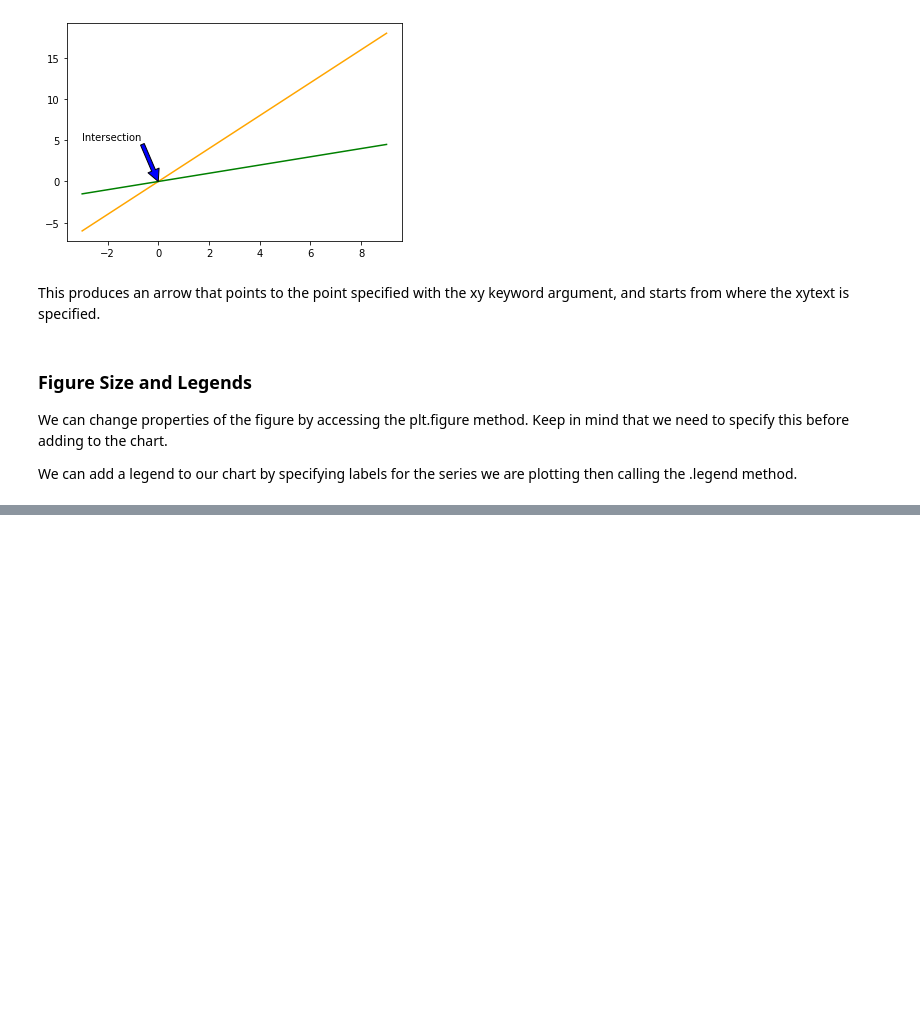
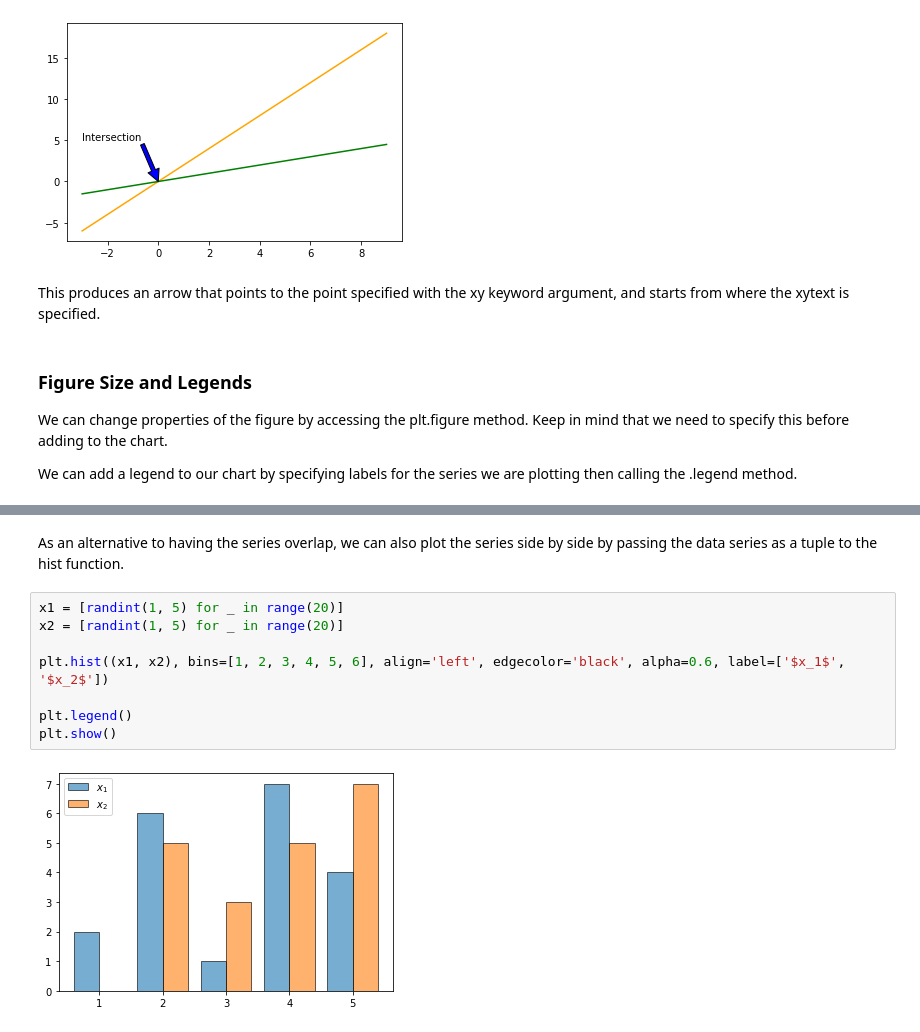
Before and after one commit to faithkane3/python-exercises, a Jupyter notebook: matplotlib.ipynb, the cells around one changed output, grey strips where cells are left out. Saved outputs shown, nothing was run; the diff lists cells and outputs as text; blank space fills up the shorter version.

```diff
--- a/matplotlib.ipynb
+++ b/matplotlib.ipynb
@@ -205,0 +243,12 @@ plt.show()
+# %% [markdown]
+As an alternative to having the series overlap, we can also plot the series side by side by passing the data series as a tuple to the hist function.
+# %%
+x1 = [randint(1, 5) for _ in range(20)]
+x2 = [randint(1, 5) for _ in range(20)]
+
+plt.hist((x1, x2), bins=[1, 2, 3, 4, 5, 6], align='left', edgecolor='black', alpha=0.6, label=['$x_1$', '$x_2$'])
+
+plt.legend()
+plt.show()
+# %% [output]
+[figure, added]
```
Also changed, not shown: parts of 15 cells of this notebook, 6 other files.
